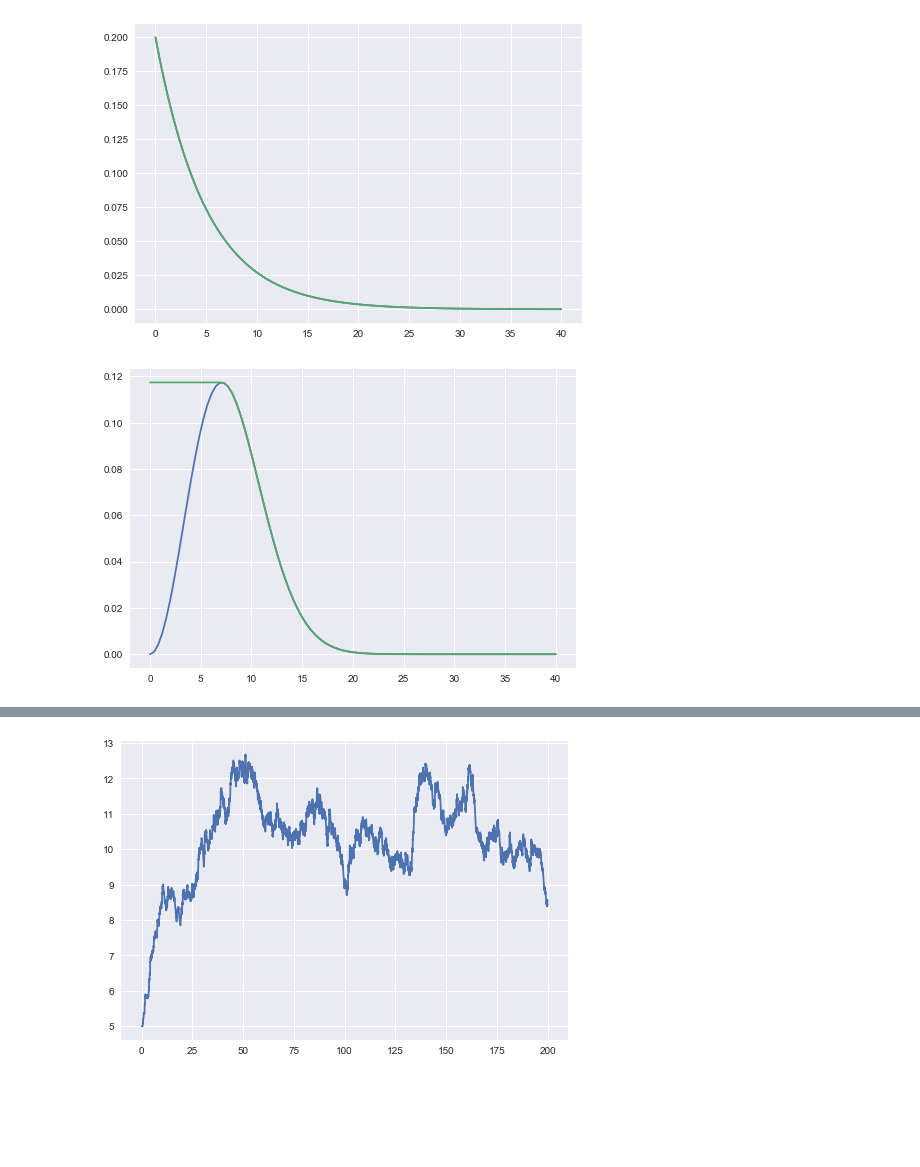
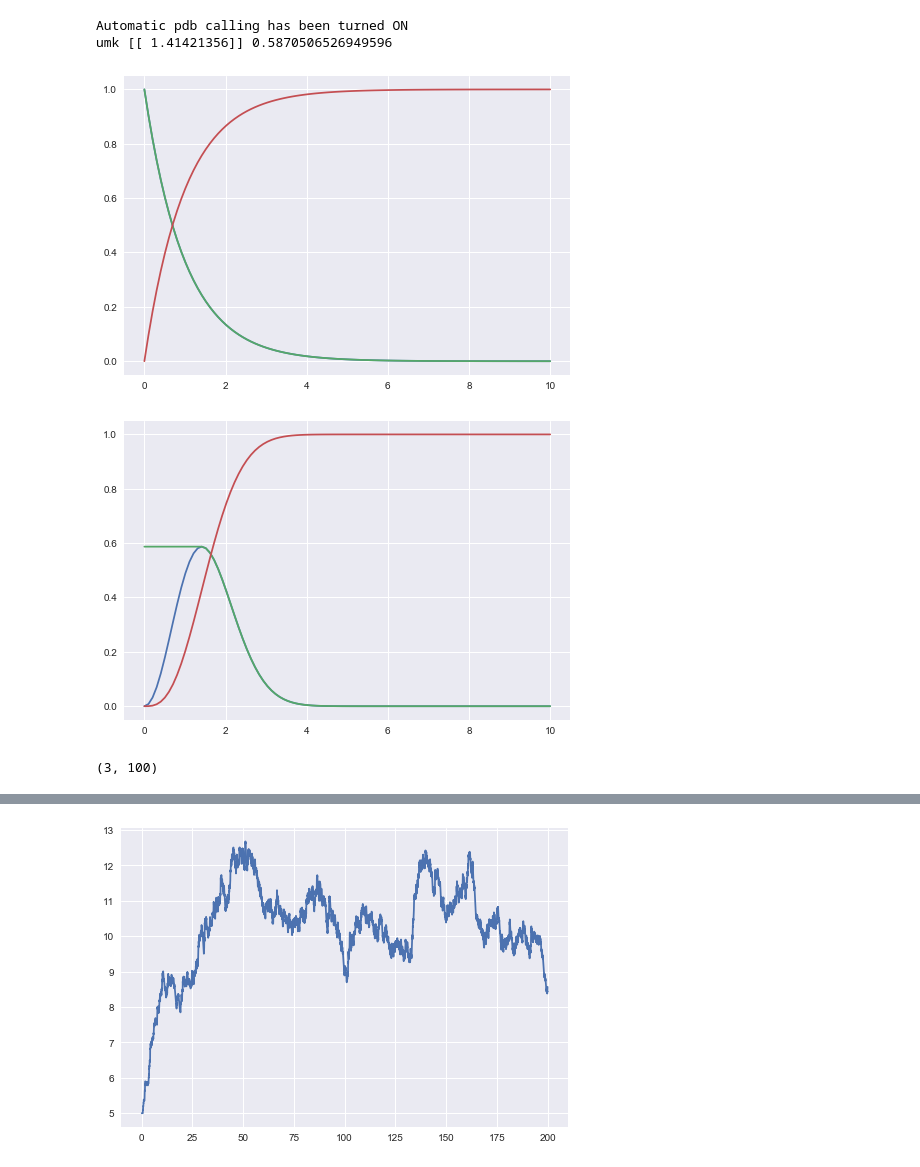
Before and after one commit to danmackinlay/branching_process, a Jupyter notebook: workbooks/hawkes_cts_dev.ipynb, the cells around one changed output, grey strips where cells are left out. Saved outputs shown, nothing was run; the diff lists cells and outputs as text; code cells hidden in the pictures; blank space fills up the shorter version.

Commit message:
test new kernel structure

```diff
--- a/workbooks/hawkes_cts_dev.ipynb
+++ b/workbooks/hawkes_cts_dev.ipynb
@@ -24,16 +28,26 @@ from branching_process.util import plots
 # %%
+%pdb on
 influence = reload(influence)
-exp_phi = influence.ExpKernel(5)
-causal_phi = influence.MaxwellKernel(5)
-evalpts = np.linspace(0, 40, 100)
+exp_phi = influence.ExpKernel()
+causal_phi = influence.MaxwellKernel()
+evalpts = np.linspace(0, 10, 100)
+tau=1
 
 plt.figure();
-plt.plot(evalpts, exp_phi(evalpts));
-plt.plot(evalpts, exp_phi.majorant(evalpts));
+plt.plot(evalpts, exp_phi(evalpts, tau=tau));
+plt.plot(evalpts, exp_phi.majorant(evalpts, tau=tau));
+plt.plot(evalpts, exp_phi.integrate(evalpts, tau=tau));
 
 plt.figure();
-plt.plot(evalpts, causal_phi(evalpts));
-plt.plot(evalpts, causal_phi.majorant(evalpts));
+plt.plot(evalpts, causal_phi(evalpts, tau=tau));
+plt.plot(evalpts, causal_phi.majorant(evalpts, tau=tau));
+plt.plot(evalpts, causal_phi.integrate(evalpts, tau=tau));
 # %% [output]
+Automatic pdb calling has been turned ON
+umk [[ 1.41421356]] 0.5870506526949596
-[figure, old version]
+[figure, new version]
-[figure, old version]
+[figure, new version]
+# %%
+exp_phi(evalpts, tau=[1,2,3]).shape
+# %% [output]
+(3, 100)
```
Also changed, not shown: parts of 5 cells of this notebook.
